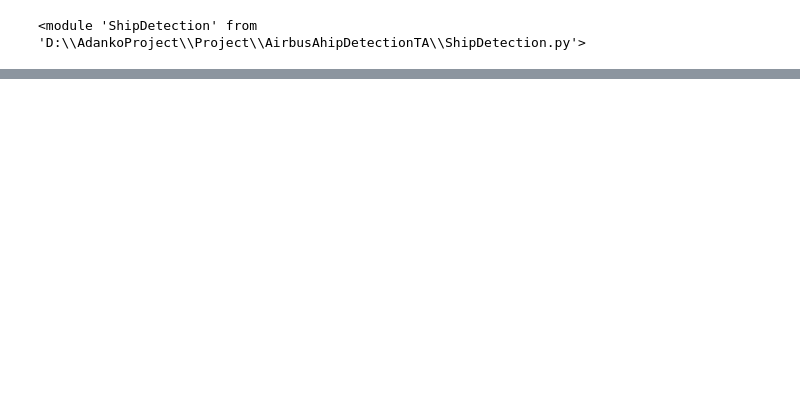
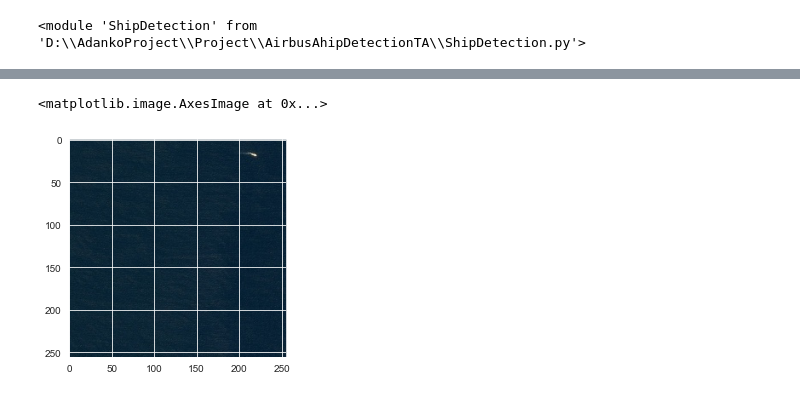
Before and after one commit to Caedessan/AirbusAhipDetectionTA, a Jupyter notebook: ModelFitting.ipynb, the cells around one changed output, grey strips where cells are left out. Drawn from its saved outputs; the diff is of its cells as text; code cells hidden in the pictures; blank space fills up the shorter version.

```diff
--- a/ModelFitting.ipynb
+++ b/ModelFitting.ipynb
@@ -11,5 +22,6 @@ import glob
 # %%
-imgWidth = 768
-imgHeight = 768
-batch_size = 32
-trainDir = "data/train_v2/"
+imgWidth = 256
+imgHeight = 256
+batch_size = 8
+trainDir = "data/train/"
+validDir = "data/validation/"
@@ -72,0 +114,5 @@ NotImplementedError: in user code:
+# %%
+plt.imshow(testImage)
+# %% [output]
+<matplotlib.image.AxesImage at 0x...>
+[figure, added]
```
Also changed, not shown: parts of 16 cells of this notebook, 7 other files.
